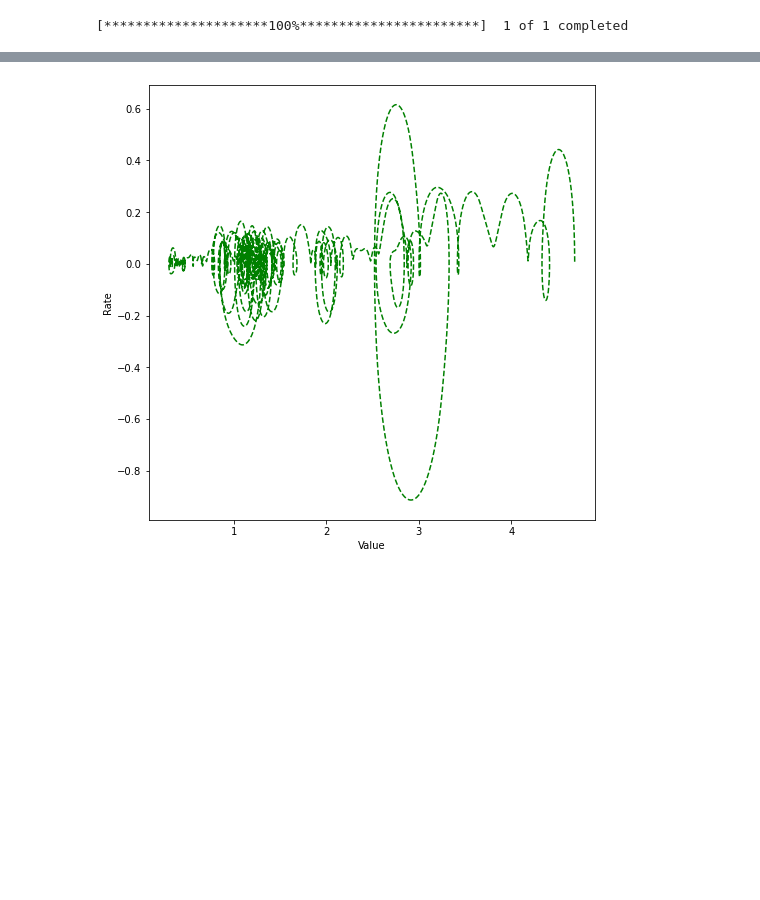
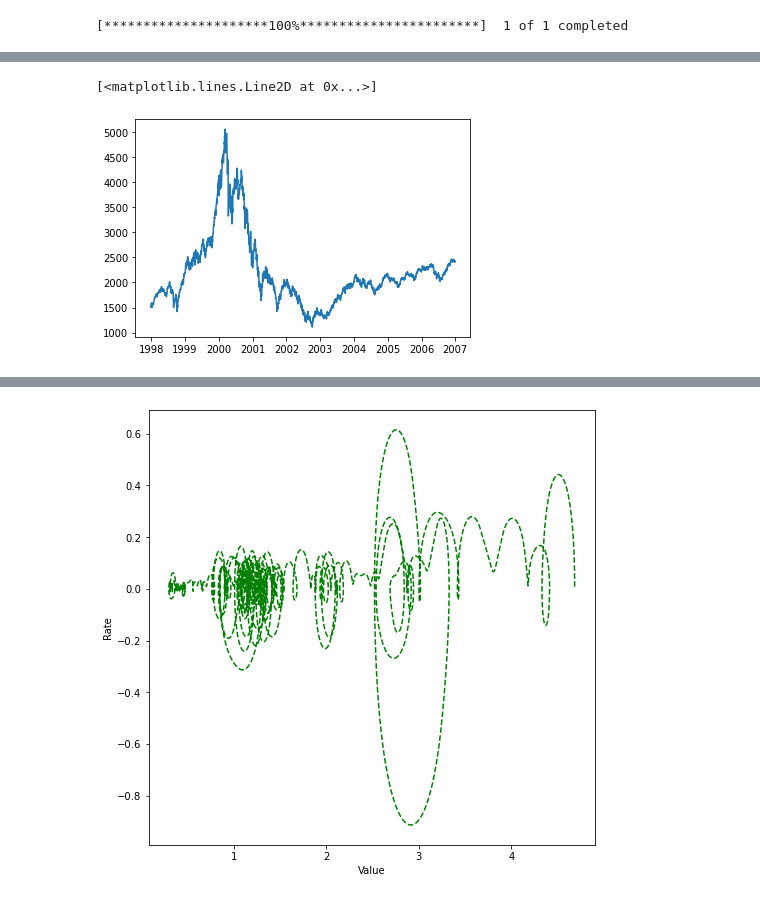
Before and after one commit to Karpovich-alex/phase-portrait-Nasdaq, a Jupyter notebook: Article_Comparison.ipynb, the cells around one changed output, grey strips where cells are left out. Drawn from its saved outputs; the diff is of its cells as text; code cells hidden in the pictures; blank space fills up the shorter version.

```diff
--- a/Article_Comparison.ipynb
+++ b/Article_Comparison.ipynb
@@ -53,0 +69,5 @@ data_nas = data_nas[dates_mask]
+# %%
+plt.plot(data_nas['date'], data_nas['value'])
+# %% [output]
+[<matplotlib.lines.Line2D at 0x...>]
+[figure, added]
```
Also changed, not shown: parts of 14 cells of this notebook, 3 other files.
